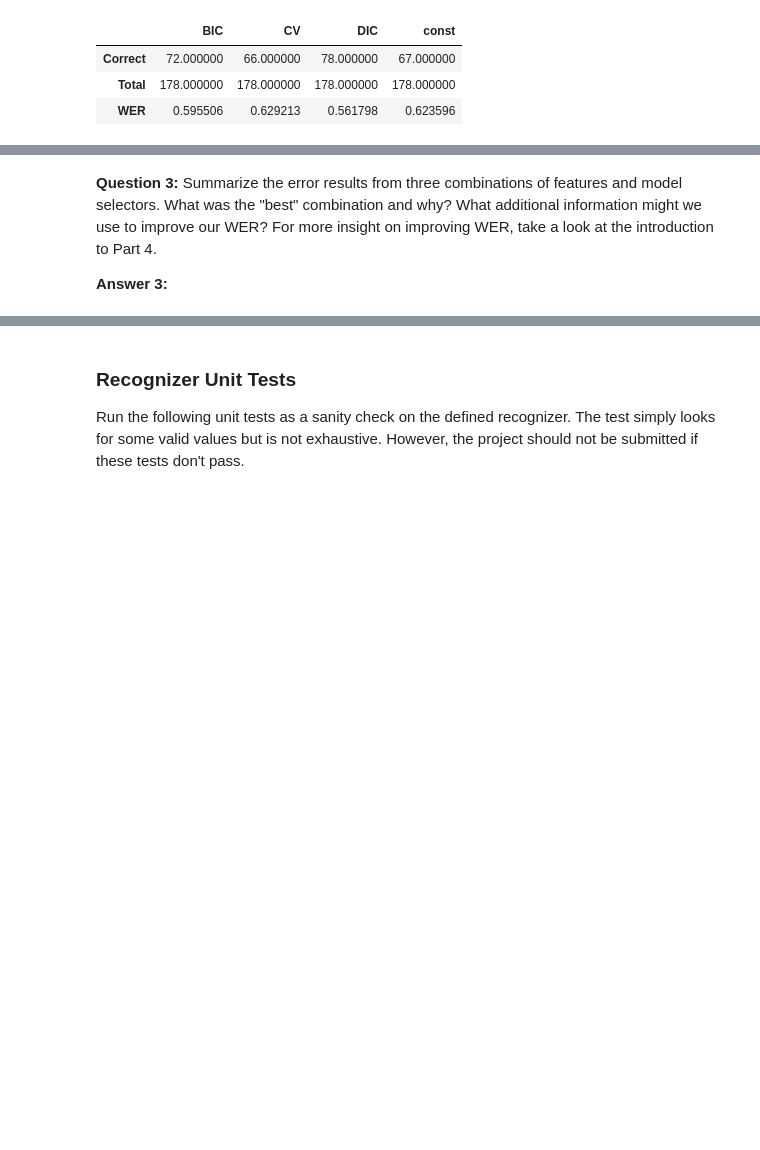
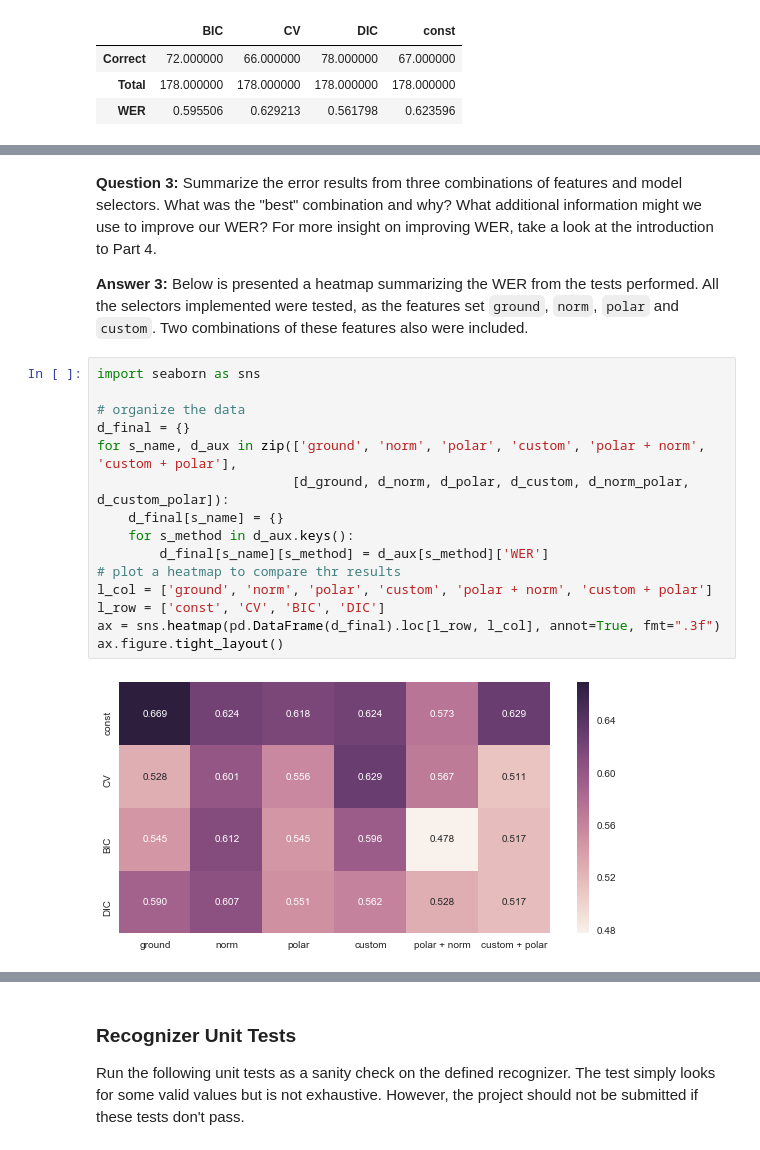
Before and after one commit to Liam-F/SignLgRecognizer, a Jupyter notebook: notebooks/asl_recognizer.ipynb, the cells around one changed output, grey strips where cells are left out. Saved outputs shown, nothing was run; the diff lists cells and outputs as text; blank space fills up the shorter version.

```diff
--- a/notebooks/asl_recognizer.ipynb
+++ b/notebooks/asl_recognizer.ipynb
@@ -743,4 +771,21 @@ Wall time: 6min 42s
 # %% [markdown]
 **Question 3:**  Summarize the error results from three combinations of features and model selectors.  What was the "best" combination and why?  What additional information might we use to improve our WER?  For more insight on improving WER, take a look at the introduction to Part 4.
 
-**Answer 3:**
+**Answer 3:** Below is presented a heatmap summarizing the WER from the tests performed. All the selectors implemented were tested, as the features set `ground`, `norm`, `polar` and `custom`. Two combinations of these features also were included.
+# %%
+import seaborn as sns
+
+# organize the data
+d_final = {}
+for s_name, d_aux in zip(['ground', 'norm', 'polar', 'custom', 'polar + norm', 'custom + polar'],
+                         [d_ground, d_norm, d_polar, d_custom, d_norm_polar, d_custom_polar]):
+    d_final[s_name] = {}
+    for s_method in d_aux.keys():
+        d_final[s_name][s_method] = d_aux[s_method]['WER']
+# plot a heatmap to compare thr results
+l_col = ['ground', 'norm', 'polar', 'custom', 'polar + norm', 'custom + polar']
+l_row = ['const', 'CV', 'BIC', 'DIC']
+ax = sns.heatmap(pd.DataFrame(d_final).loc[l_row, l_col], annot=True, fmt=".3f")
+ax.figure.tight_layout()
+# %% [output]
+[figure, added]
```
Also changed, not shown: parts of 5 cells of this notebook, 1 other file.
